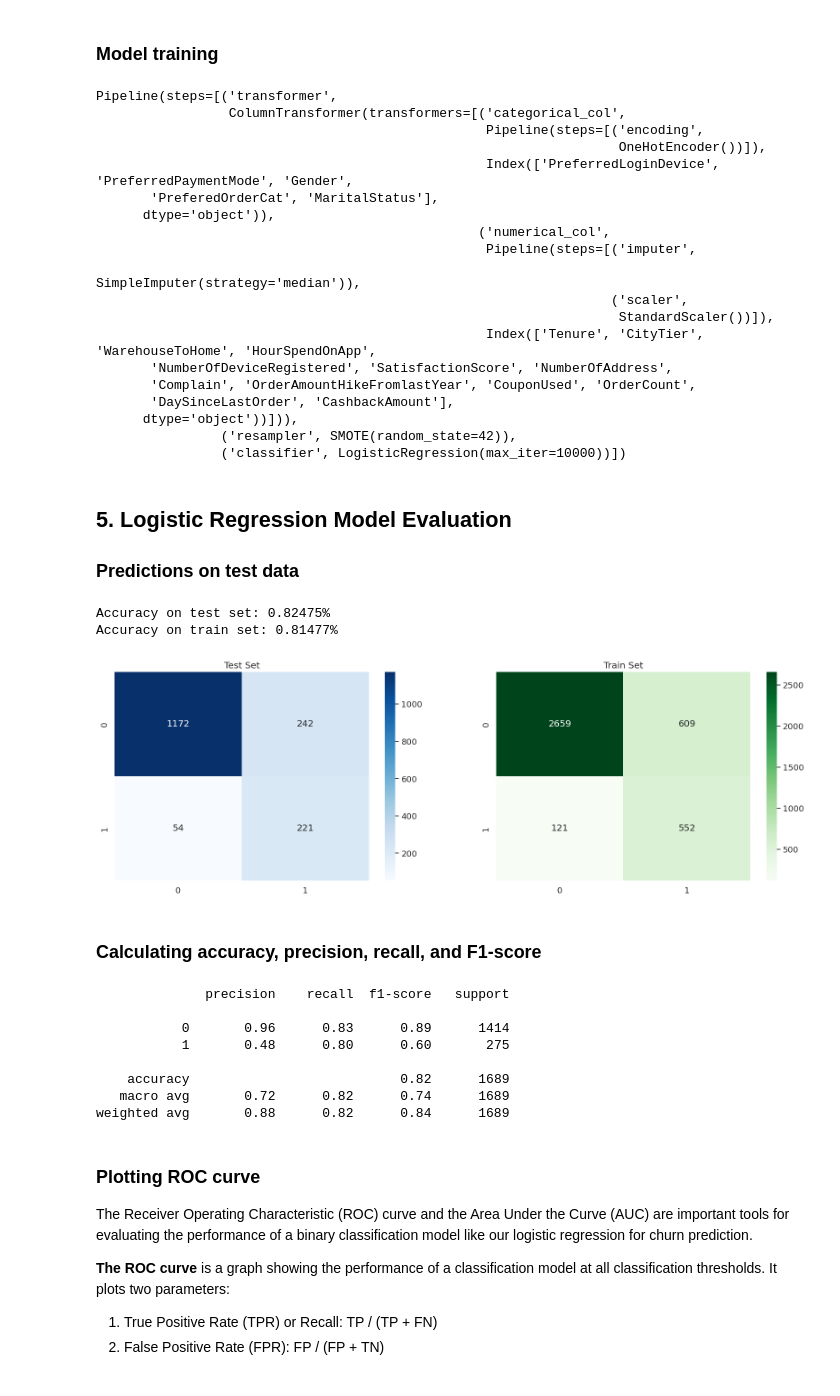
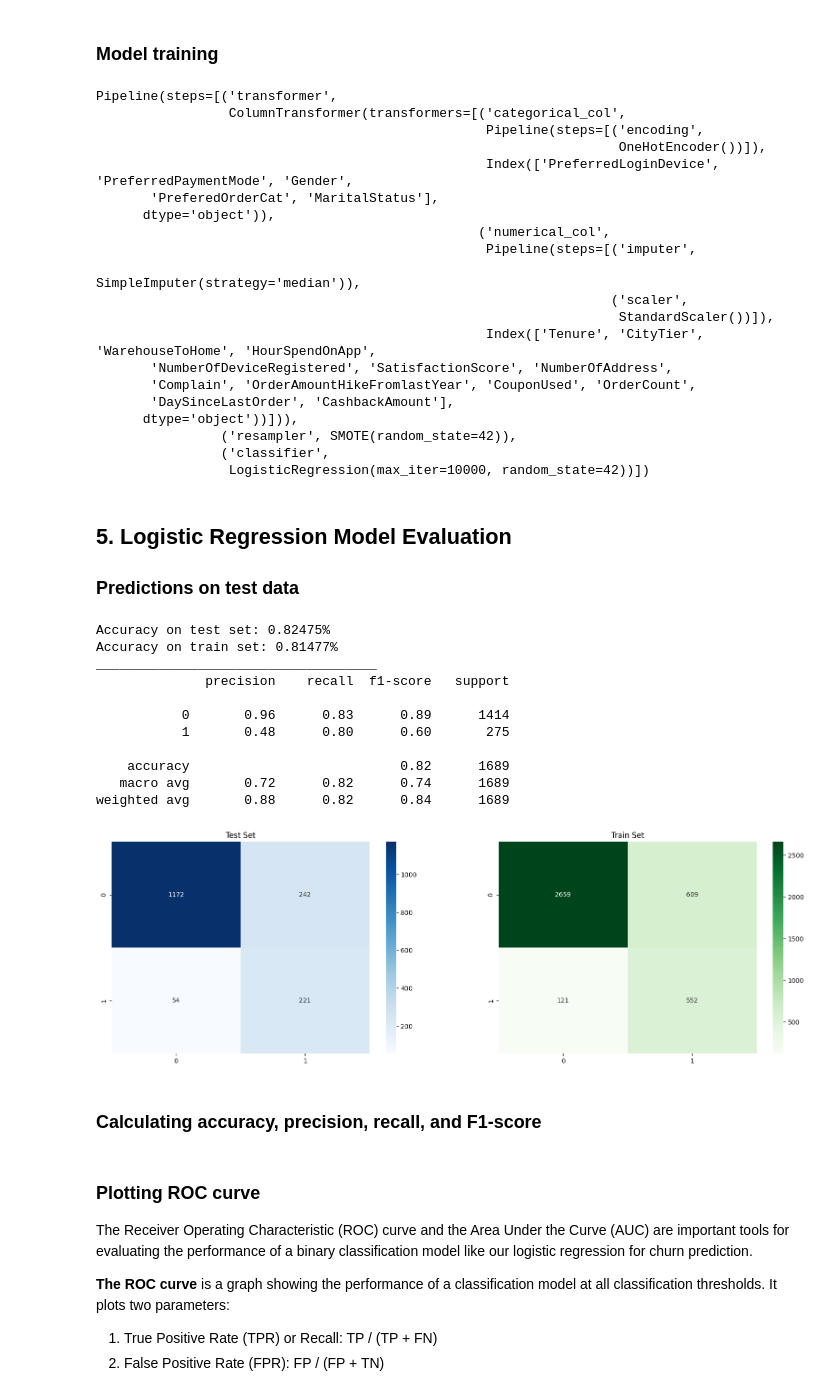
Before and after one commit to maria-snarava/portfolio-ml, a Jupyter notebook: CustomerChurnPrediction.ipynb, the cells around one changed output. Drawn from its saved outputs; the diff is of its cells as text; code cells hidden in the pictures.

```diff
--- a/CustomerChurnPrediction.ipynb
+++ b/CustomerChurnPrediction.ipynb
@@ -193,9 +193,14 @@ from sklearn.preprocessing import StandardScaler, OneHotEncoder
 from sklearn.compose import ColumnTransformer
 from sklearn.pipeline import Pipeline
 
-df_X = df.drop(columns=["Churn"])
-num_columns = df_X.select_dtypes(["int64", "float64"]).columns
-pipline_num = Pipeline(steps=[('imputer', SimpleImputer(strategy="median")), ('scaler', StandardScaler())])
+def prepare_data(df):
+    df_X = df.drop(columns=["Churn"])
+    num_columns = df_X.select_dtypes(["int64", "float64"]).columns
+    pipline_num = Pipeline(steps=[('imputer', SimpleImputer(strategy="median")), ('scaler', StandardScaler())])
+
+    return df_X, num_columns, pipline_num
+
+df_X, num_columns, pipline_num = prepare_data(df)
 # %% [markdown]
 Transform categorical data to numerical
 # %%
@@ -270,52 +276,58 @@ Pipeline(steps=[('transformer',
        'DaySinceLastOrder', 'CashbackAmount'],
       dtype='object'))])),
                 ('resampler', SMOTE(random_state=42)),
-                ('classifier', LogisticRegression(max_iter=10000))])
+                ('classifier',
+                 LogisticRegression(max_iter=10000, random_state=42))])
 # %% [markdown]
 ## **5. Logistic Regression Model Evaluation**
 
 ### Predictions on test data
 # %%
-# calculate the testing data accuracy and confusion matix
-y_pred_test = pipeline.predict(X_test)
-#Calculate accuracy
+import matplotlib.pyplot as plt
 
-print(f"Accuracy on test set: {pipeline.score(X_test, y_test):0.5}%")
-#confusion matrix test Data
-cm_lr_test = confusion_matrix(y_test, y_pred_test)
+def model_evaluation(pipeline, X_test, y_test):
+    # calculate the testing data accuracy and confusion matix
+    y_pred_test = pipeline.predict(X_test)
+    #Calculate accuracy
+
+    print(f"Accuracy on test set: {pipeline.score(X_test, y_test):0.5}%")
+    #confusion matrix test Data
+    cm_lr_test = confusion_matrix(y_test, y_pred_test)
 
 
-fig, ax =plt.subplots(1, 2, figsize=(20, 6))
-ax[0].set_title('Test Set')
-sns.heatmap(cm_lr_test, annot = True,fmt = 'd', cmap ='Blues', ax=ax[0])
+    fig, ax =plt.subplots(1, 2, figsize=(20, 6))
+    ax[0].set_title('Test Set')
+    sns.heatmap(cm_lr_test, annot = True,fmt = 'd', cmap ='Blues', ax=ax[0])
 
-#Calculate accuracy
-y_pred = pipeline.predict(X_train)
-print(f"Accuracy on train set: {pipeline.score(X_train, y_train):0.5}%")
-cm_lr = confusion_matrix(y_train, y_pred)
+    #Calculate accuracy
+    y_pred = pipeline.predict(X_train)
+    print(f"Accuracy on train set: {pipeline.score(X_train, y_train):0.5 * 100}%")
+    cm_lr = confusion_matrix(y_train, y_pred)
 
-ax[1].set_title('Train Set')
-sns.heatmap(cm_lr,annot = True,fmt = 'd', cmap ='Greens', ax=ax[1])
+    ax[1].set_title('Train Set')
+    sns.heatmap(cm_lr,annot = True,fmt = 'd', cmap ='Greens', ax=ax[1])
 
+    fig.show()
 
-fig.show()
+    print('____________________________________')
+    print(classification_report(y_test, y_pred_test))
+
+model_evaluation(pipeline, X_test, y_test)
 # %% [output]
 Accuracy on test set: 0.82475%
 Accuracy on train set: 0.81477%
+____________________________________
+              precision    recall  f1-score   support
+
+           0       0.96      0.83      0.89      1414
+           1       0.48      0.80      0.60       275
+
+    accuracy                           0.82      1689
+   macro avg       0.72      0.82      0.74      1689
+weighted avg       0.88      0.82      0.84      1689
-[figure, old version]
+[figure, new version]
 # %% [markdown]
 ### Calculating accuracy, precision, recall, and F1-score
-# %%
-print(classification_report(y_test, y_pred_test))
-# %% [output]
-              precision    recall  f1-score   support
-
-           0       0.96      0.83      0.89      1414
-           1       0.48      0.80      0.60       275
-
-    accuracy                           0.82      1689
-   macro avg       0.72      0.82      0.74      1689
-weighted avg       0.88      0.82      0.84      1689
 # %% [markdown]
 ### Plotting ROC curve
 
```
Also changed, not shown: parts of 14 cells of this notebook.
